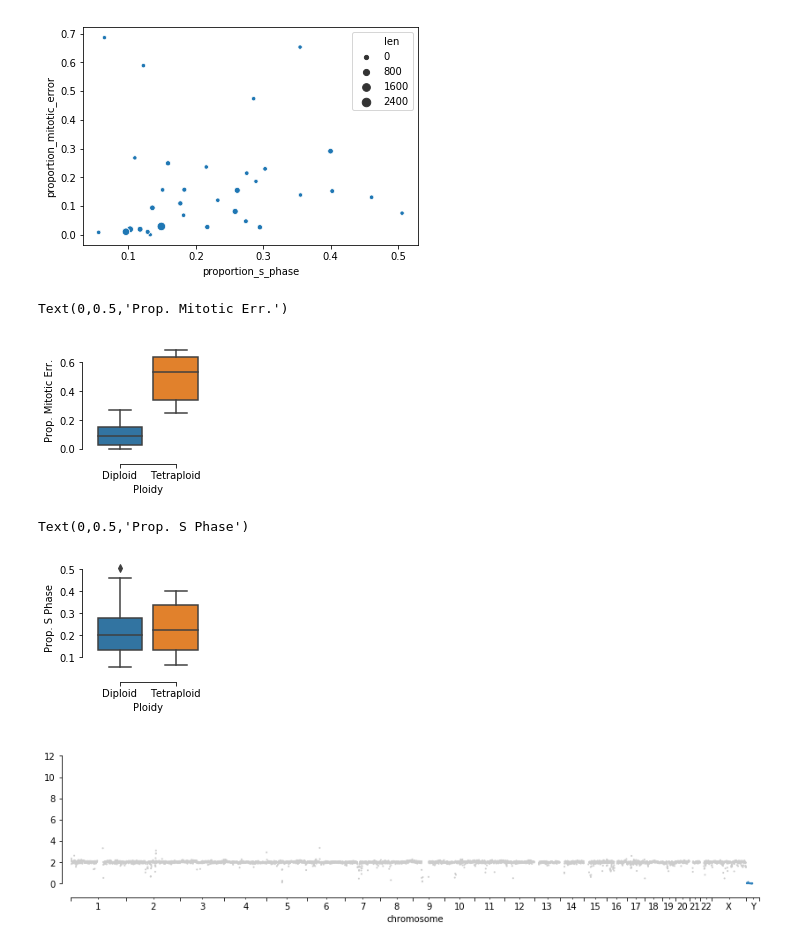
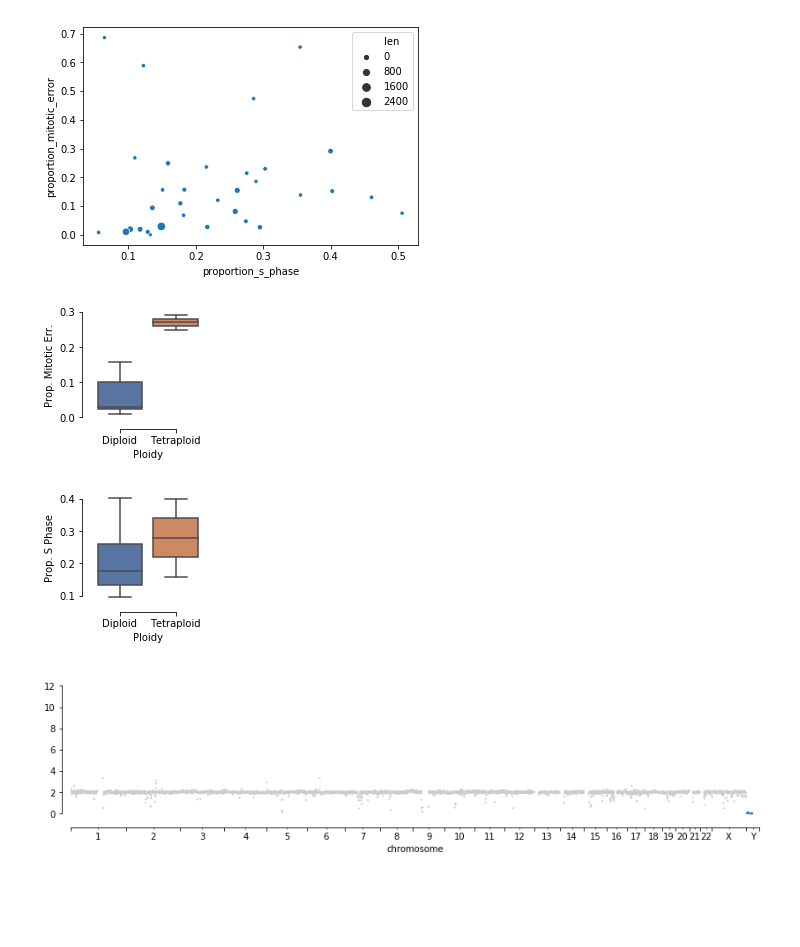
Before and after one commit to shahcompbio/scgenome-deprecated, a Jupyter notebook: notebooks/htert.ipynb, the cells around one changed output. Drawn from its saved outputs; the diff is of its cells as text; code cells hidden in the pictures; blank space fills up the shorter version.

```diff
--- a/notebooks/htert.ipynb
+++ b/notebooks/htert.ipynb
@@ -497,22 +504,22 @@ seaborn.scatterplot(x='proportion_s_phase', y='proportion_mitotic_error', size='
 
 fig = plt.figure(figsize=(2, 2))
 ax = seaborn.boxplot(
-    x='Ploidy', y='proportion_mitotic_error', data=full_data)
+    x='Ploidy', y='proportion_mitotic_error', data=full_data.query('len > 200'))
 seaborn.despine(offset=10, trim=True)
 ax.set_ylabel('Prop. Mitotic Err.')
+fig.savefig('htert_mitotic_error_ploidy.pdf', bbox_inches='tight')
 # %% [output]
-Text(0,0.5,'Prop. Mitotic Err.')
-[figure, old version]
+[figure, new version]
 # %%
 
 fig = plt.figure(figsize=(2, 2))
 ax = seaborn.boxplot(
-    x='Ploidy', y='proportion_s_phase', data=full_data)
+    x='Ploidy', y='proportion_s_phase', data=full_data.query('len > 200'))
 seaborn.despine(offset=10, trim=True)
 ax.set_ylabel('Prop. S Phase')
+fig.savefig('htert_s_phase_ploidy.pdf', bbox_inches='tight')
 # %% [output]
-Text(0,0.5,'Prop. S Phase')
-[figure, old version]
+[figure, new version]
 # %%
 
 plot_clone_cn = (
```
Also changed, not shown: parts of 2 cells of this notebook.
